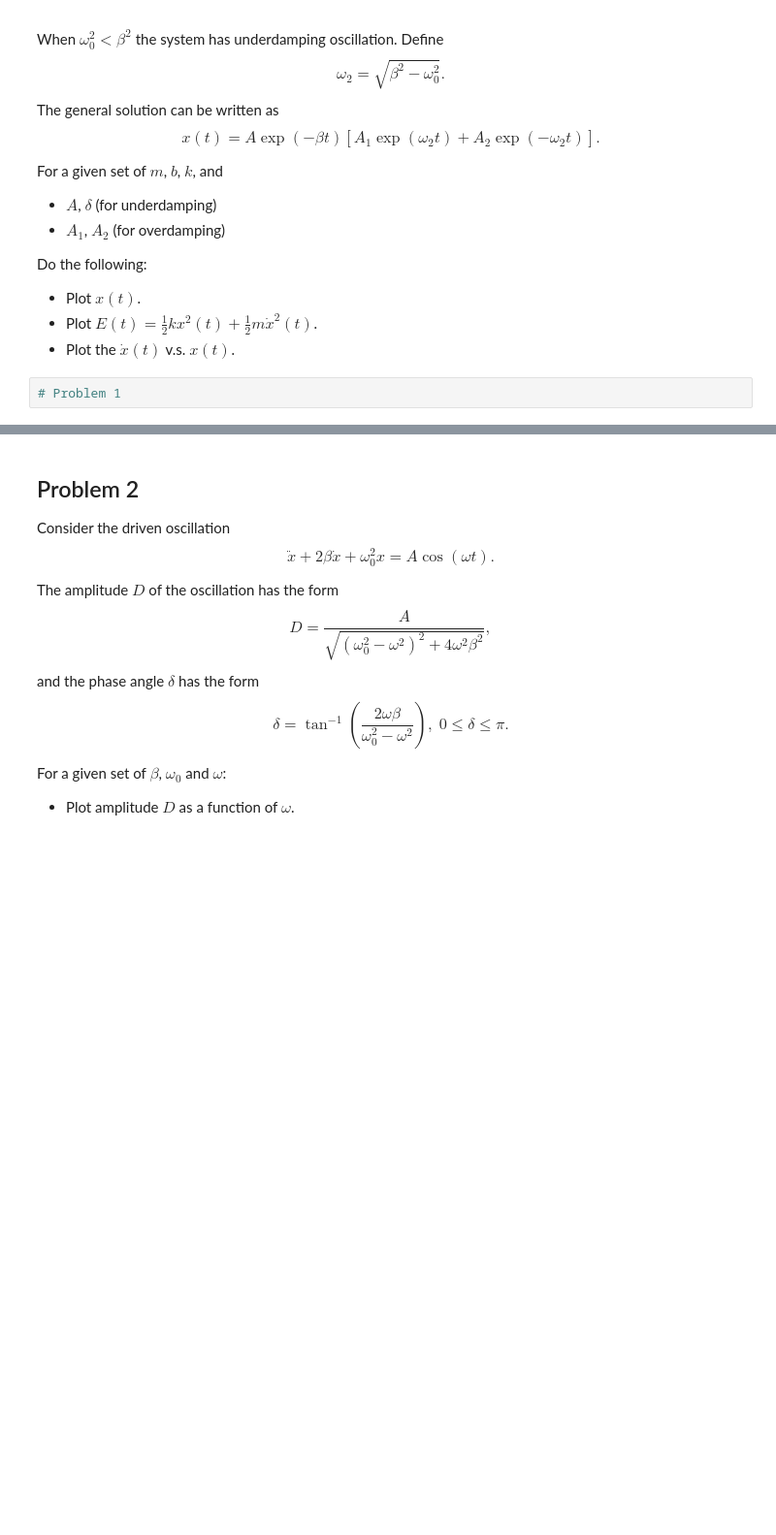
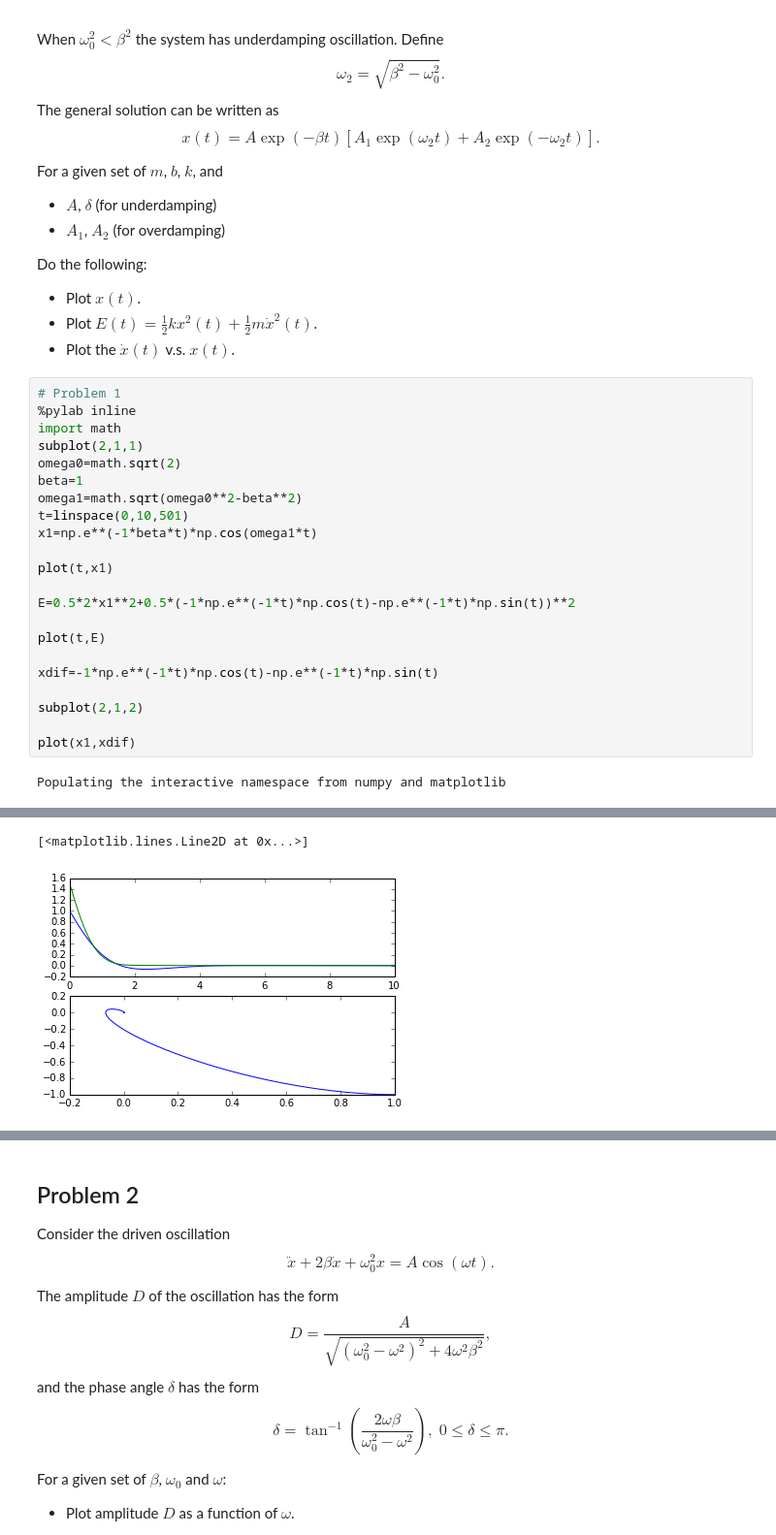
Before and after one commit to pcchen/NTHU10320PHYS290000, a Jupyter notebook: student/100022210/Homework5.ipynb, the cells around one changed output, grey strips where cells are left out. Shown: that part at 97% size. Drawn from its saved outputs; the diff is of its cells as text; blank space fills up the shorter version.

```diff
--- a/student/100022210/Homework5.ipynb
+++ b/student/100022210/Homework5.ipynb
@@ -41,5 +41,27 @@ Do the following:
 * Plot $x(t)$.
 * Plot $E(t)= \frac{1}{2} k x^2(t) + \frac{1}{2} m \dot{x}^2(t)$.
 * Plot the $\dot{x}(t)$ v.s. $x(t)$.
-# %%
-# Problem 1
+# %%
+# Problem 1
+%pylab inline
+import math
+subplot(2,1,1)
+omega0=math.sqrt(2)
+beta=1
+omega1=math.sqrt(omega0**2-beta**2)
+t=linspace(0,10,501)
+x1=np.e**(-1*beta*t)*np.cos(omega1*t)
+
+plot(t,x1)
+
+E=0.5*2*x1**2+0.5*(-1*np.e**(-1*t)*np.cos(t)-np.e**(-1*t)*np.sin(t))**2
+
+plot(t,E)
+
+xdif=-1*np.e**(-1*t)*np.cos(t)-np.e**(-1*t)*np.sin(t)
+
+subplot(2,1,2)
+
+plot(x1,xdif)
+# %% [output]
+Populating the interactive namespace from numpy and matplotlib
@@ -45,0 +70,2 @@ Do the following:
+[<matplotlib.lines.Line2D at 0x...>]
+[figure, added]
```
Also changed, not shown: parts of 6 cells of this notebook.
